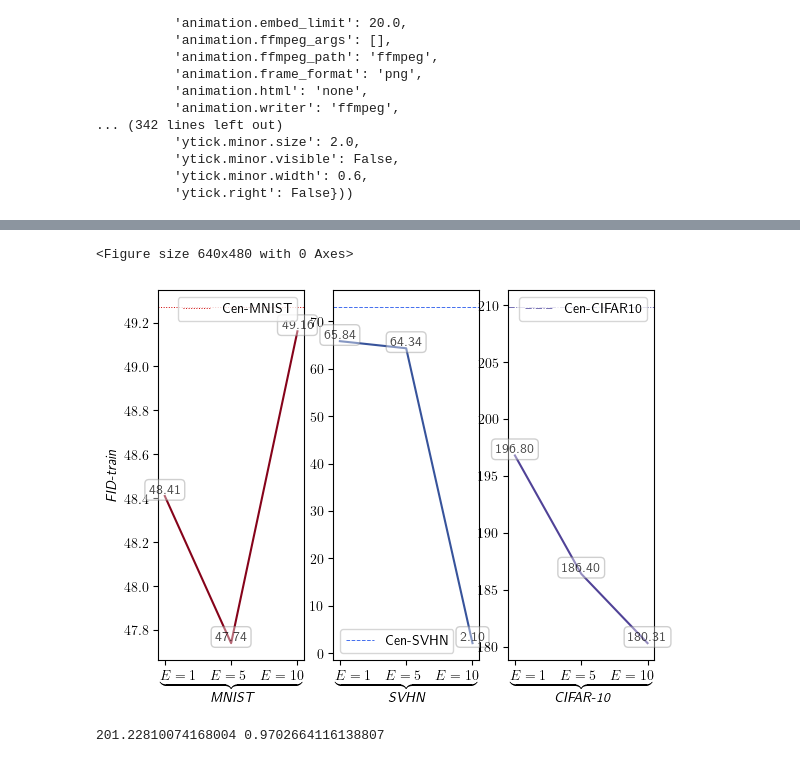
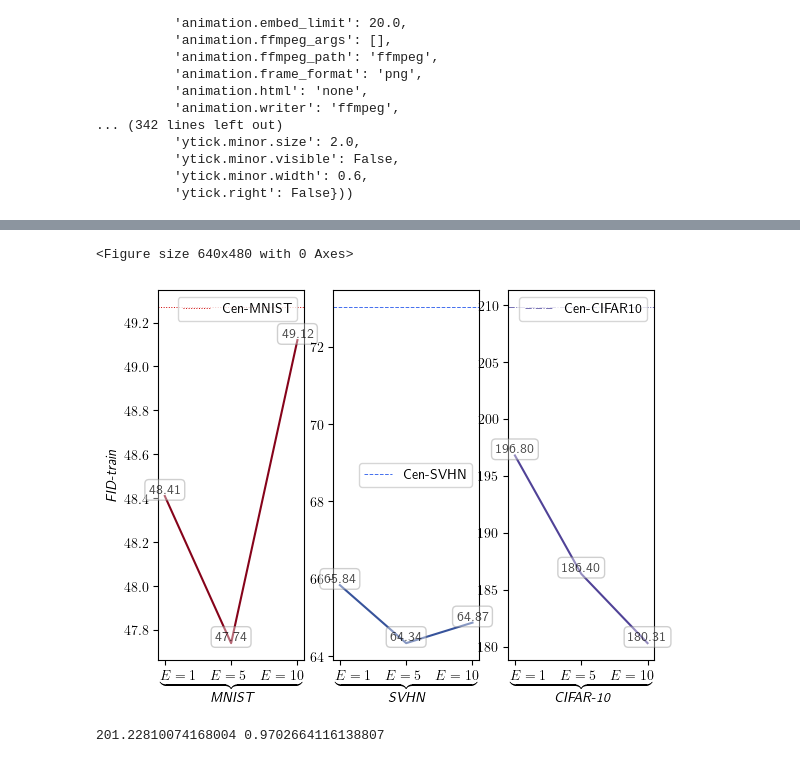
Before and after one commit to JevenM/fedatt-main, a Jupyter notebook: src/test.ipynb, the cells around one changed output, grey strips where cells are left out. Drawn from its saved outputs; the diff is of its cells as text; code cells hidden in the pictures.

```diff
--- a/src/test.ipynb
+++ b/src/test.ipynb
@@ -123,8 +123,8 @@ std1 = [0.99, 0.64, 0.59]
 values2 = [1.61, 1.74, 2.17]
 std2 = [0.61, 0.86, 0.79]
 # E=10
-values3 = [1.76, 2.1, 2.44]
-std3 = [0.85, 0, 1.08]
+values3 = [1.76, 1.65, 2.44]
+std3 = [0.85, 0.58, 1.08]
 
 # 绘制条形图
 fig, ax = plt.subplots()
@@ -196,4 +196,6 @@ plt.show()
 # %%
+'''此条作废！！！！！！
+'''
 # FID test global
 from __future__ import unicode_literals
 import matplotlib.pyplot as plt
@@ -210,7 +212,7 @@ values1 = [47.82, 76.50, 189.02]
 # E=5
 values2 = [46.22, 68.67, 185.34]
 # E=10
-values3 = [47.02, 2.1, 182.10]
+values3 = [47.02, 71.54, 182.10]
 
 # 绘制条形图
 fig, ax = plt.subplots()
@@ -283,8 +362,6 @@ plt.rc('text', usetex=True)
 
 bar_width = 0.3
 bar_positions = np.array([0, 0.8+bar_width, 1.6+bar_width*2])
-# bar_positions2 = bar_positions1+bar_width
-# bar_positions3 = bar_positions2+bar_width
 
 # 数据
 categories = [r'$\underbrace{E=1\quad E=5\quad E=10}_{\emph{MNIST}}$', \
@@ -292,8 +369,8 @@ categories = [r'$\underbrace{E=1\quad E=5\quad E=10}_{\emph{MNIST}}$', \
               r'$\underbrace{E=1\quad E=5\quad E=10}_{\emph{CIFAR-10}}$']
 
 # E=1 E=5 E=10
-values1 = [48.41, 47.74, 49.16] # MNIST
-values2 = [65.84, 64.34, 2.1] # SVHN
+values1 = [48.41, 47.74, 49.12] # MNIST
+values2 = [65.84, 64.34, 64.87] # SVHN
 values3 = [196.80, 186.40, 180.31] #CIFAR-10
 
 
@@ -337,34 +414,34 @@ dash_line_pos2 = 73.02
 axs[1].axhline(y=dash_line_pos2, color='#436EEE', linestyle='--', label='Cen-SVHN', linewidth=0.7)
 # cifar10
 dash_line_pos3 = 209.83
 axs[2].axhline(y=dash_line_pos3, color='#7670B3', linestyle='-.', label='Cen-CIFAR10', linewidth=0.7)
 
 
 
 # 设置标签和标题
 # ax.set_xlabel('Dataset under different local epochs $E$')
 axs[0].set_ylabel(r'$\emph{FID-train}$')
 # ax.set_title('Bar Chart with Connected Lines')
 
 # 设置X轴刻度
 axs[0].set_xticks(bar_positions)
 axs[0].set_xticklabels(['',categories[0],''])
 axs[1].set_xticks(bar_positions)
 axs[1].set_xticklabels(['',categories[1],''])
 axs[2].set_xticks(bar_positions)
 axs[2].set_xticklabels(['',categories[2],''])
 
 # 显示图例
 axs[0].legend()
 axs[1].legend()
 axs[2].legend()
 # plt.tight_layout()
 plt.savefig("FID_train_dataset.pdf", dpi=300, bbox_inches='tight')
 # 显示图形
 plt.show()
 # %% [output]
 <Figure size 640x480 with 0 Axes>
-[figure, old version]
+[figure, new version]
 # %%
 import numpy as np
 a = [199.33327361201765, 201.28162941445575, 200.74521387431412, 201.97685965588616, 202.79023285795773, 199.9724550944092, 201.14330904323572, 201.2841483165185, 202.15791307302501, 201.59597247498053]
```
Also changed, not shown: parts of 3 cells of this notebook, 3 other files.
